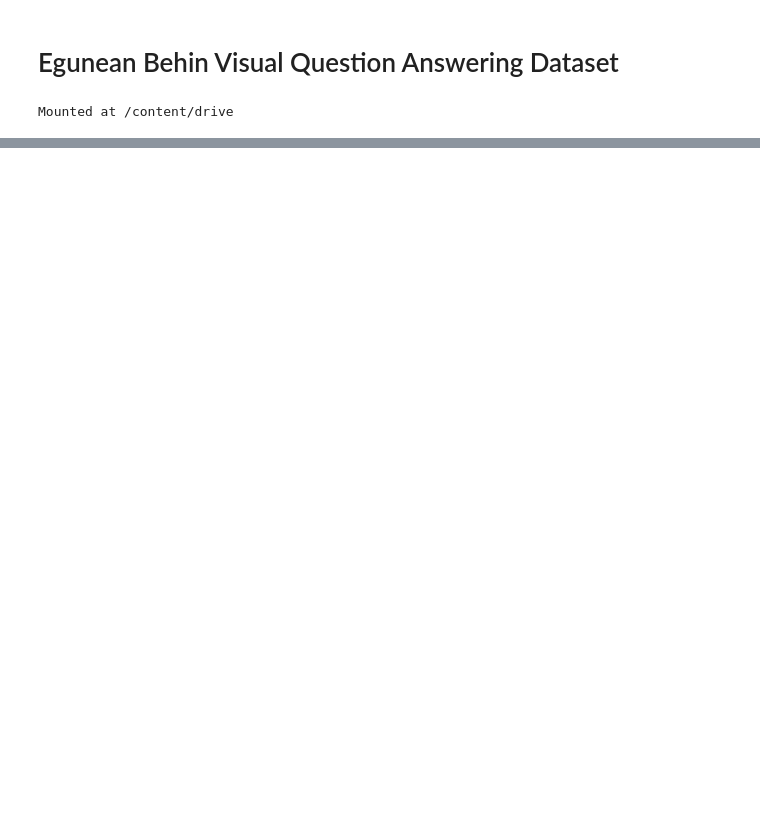
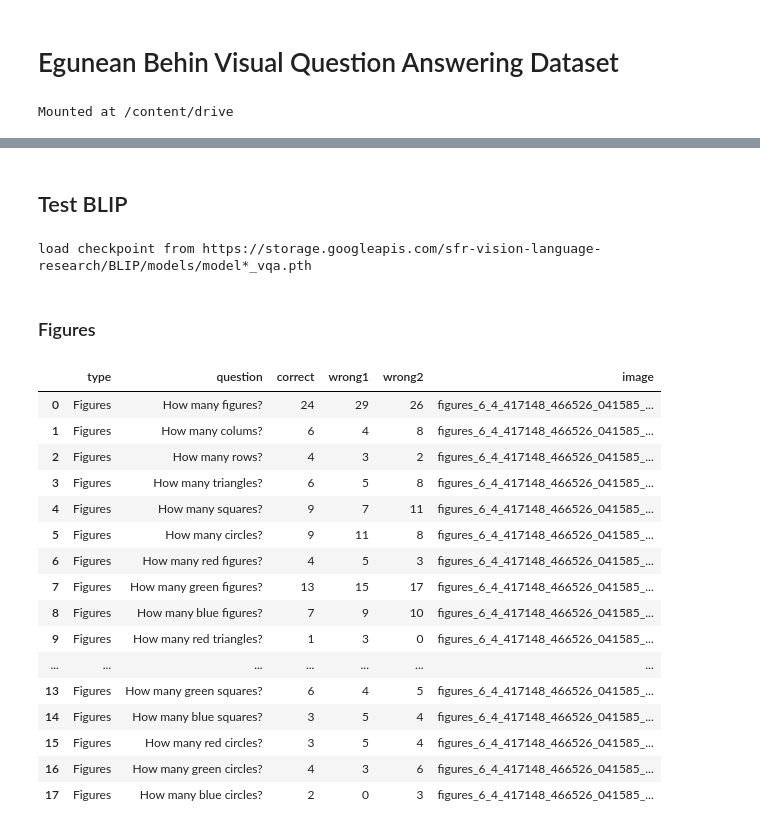
Before and after one commit to juletx/egunean-behin-vqa, a Jupyter notebook: egunean_behin_vqa.ipynb, the cells around one changed output, grey strips where cells are left out. Saved outputs shown, nothing was run; the diff lists cells and outputs as text; code cells hidden in the pictures; blank space fills up the shorter version.

```diff
--- a/egunean_behin_vqa.ipynb
+++ b/egunean_behin_vqa.ipynb
@@ -228,0 +34,2 @@ This share link expires in 72 hours. For free permanent hosting, check out Space
+# %%
+path_figures = "/content/drive/MyDrive/LAP/Subjects/DL/project/egunean-behin-vqa/data/figures/"
@@ -228,0 +68,2 @@ This share link expires in 72 hours. For free permanent hosting, check out Space
+# %% [markdown]
+## Test BLIP
@@ -228,0 +117,30 @@ This share link expires in 72 hours. For free permanent hosting, check out Space
+# %%
+device = torch.device('cuda' if torch.cuda.is_available() else 'cpu')
+image_size = 480
+model_url = 'https://storage.googleapis.com/sfr-vision-language-research/BLIP/models/model*_vqa.pth'
+model = load_model(model_url, image_size)
+# %% [output]
+load checkpoint from https://storage.googleapis.com/sfr-vision-language-research/BLIP/models/model*_vqa.pth
+# %% [markdown]
+### Figures
+# %%
+df_figures = pd.read_csv(path_figures + "questions.csv")
+df_figures
+# %% [output]
+|  | type | question | correct | wrong1 | wrong2 | image |
+| 0 | Figures | How many figures? | 24 | 29 | 26 | figures_6_4_417148_466526_041585_... |
+| 1 | Figures | How many colums? | 6 | 4 | 8 | figures_6_4_417148_466526_041585_... |
+| 2 | Figures | How many rows? | 4 | 3 | 2 | figures_6_4_417148_466526_041585_... |
+| 3 | Figures | How many triangles? | 6 | 5 | 8 | figures_6_4_417148_466526_041585_... |
+| 4 | Figures | How many squares? | 9 | 7 | 11 | figures_6_4_417148_466526_041585_... |
+| 5 | Figures | How many circles? | 9 | 11 | 8 | figures_6_4_417148_466526_041585_... |
+| 6 | Figures | How many red figures? | 4 | 5 | 3 | figures_6_4_417148_466526_041585_... |
+| 7 | Figures | How many green figures? | 13 | 15 | 17 | figures_6_4_417148_466526_041585_... |
+| 8 | Figures | How many blue figures? | 7 | 9 | 10 | figures_6_4_417148_466526_041585_... |
+| 9 | Figures | How many red triangles? | 1 | 3 | 0 | figures_6_4_417148_466526_041585_... |
+| ... | ... | ... | ... | ... | ... | ... |
+| 13 | Figures | How many green squares? | 6 | 4 | 5 | figures_6_4_417148_466526_041585_... |
+| 14 | Figures | How many blue squares? | 3 | 5 | 4 | figures_6_4_417148_466526_041585_... |
+| 15 | Figures | How many red circles? | 3 | 5 | 4 | figures_6_4_417148_466526_041585_... |
+| 16 | Figures | How many green circles? | 4 | 3 | 6 | figures_6_4_417148_466526_041585_... |
+| 17 | Figures | How many blue circles? | 2 | 0 | 3 | figures_6_4_417148_466526_041585_... |
```
Also changed, not shown: parts of 40 cells of this notebook, 9 other files.
